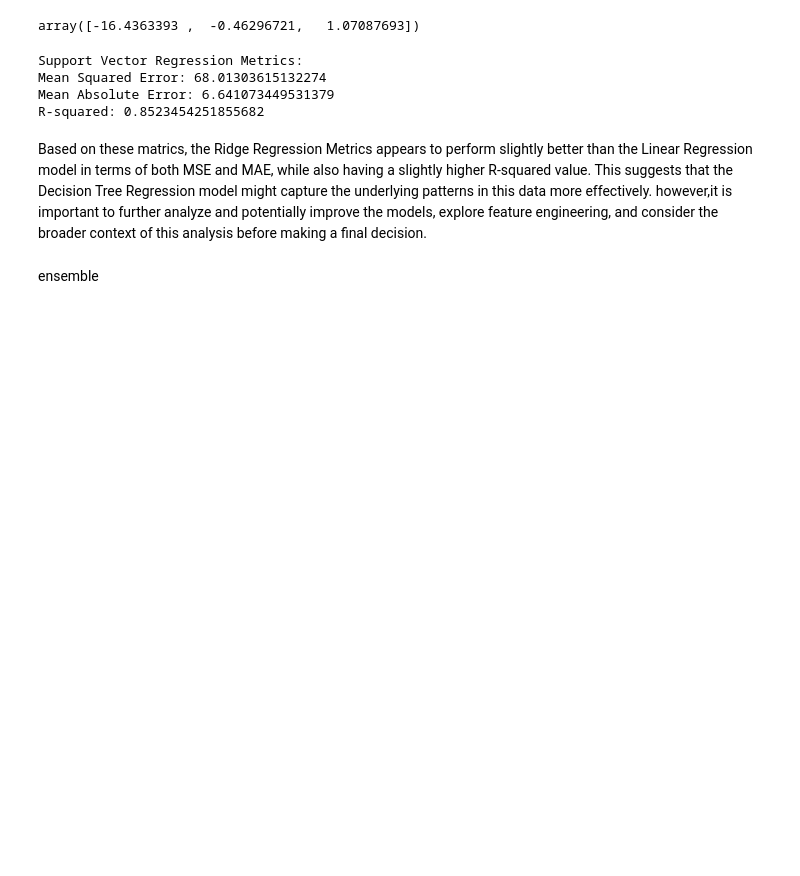
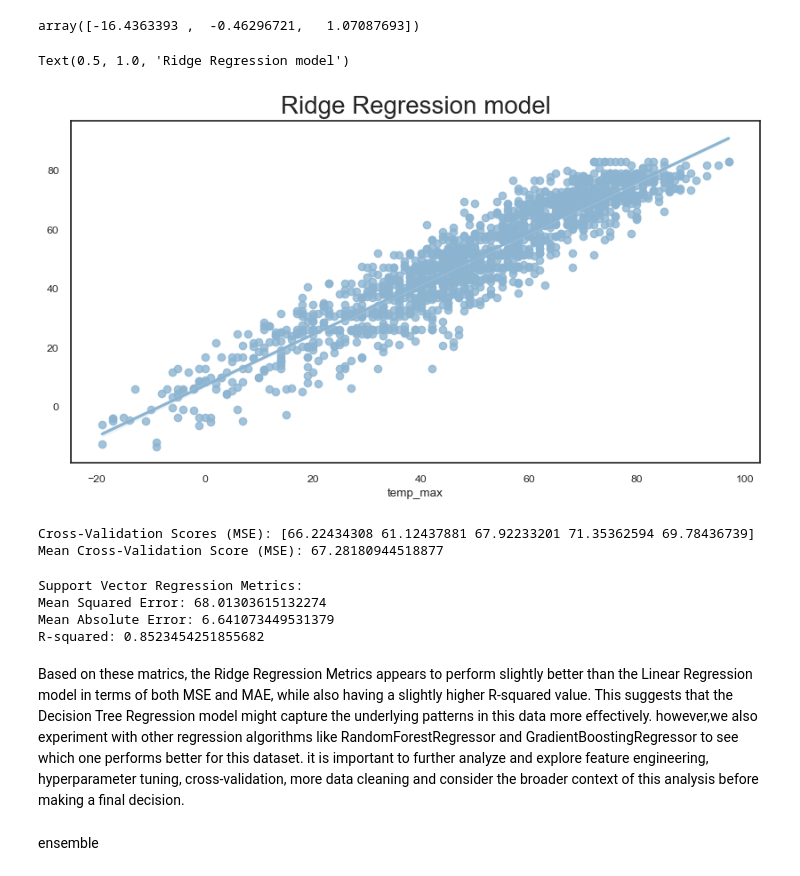
Before and after one commit to Oluyomy/Final_Lhl_Project, a Jupyter notebook: TimeweatherNOA0806temp_max all.ipynb, the cells around one changed output. Cells and saved outputs as stored; diff of their text form; code cells hidden in the pictures; blank space fills up the shorter version.

```diff
--- a/TimeweatherNOA0806temp_max all.ipynb
+++ b/TimeweatherNOA0806temp_max all.ipynb
@@ -707,6 +707,36 @@ R-squared: 0.8530786457112123
 ridge_model.coef_
 # %% [output]
 array([-16.4363393 ,  -0.46296721,   1.07087693])
+# %%
+plt.figure(figsize = (10,5))
+sns.regplot(x=y_test,y=y_pred)
+plt.title('Ridge Regression model', fontsize = 20)
+# %% [output]
+Text(0.5, 1.0, 'Ridge Regression model')
+[figure, added]
+# %%
+import numpy as np
+import pandas as pd
+from sklearn.model_selection import cross_val_score
+from sklearn.linear_model import Ridge
+
+
+# Create a Ridge Regression model
+ridge_model = Ridge(alpha=1.0)  # You can adjust the value of alpha
+
+# Perform cross-validation with Mean Squared Error (mse) as the scoring metric
+# You can replace 'neg_mean_squared_error' with other scoring metrics like 'r2'
+cross_val_scores = cross_val_score(ridge_model, X, y, cv=5, scoring='neg_mean_squared_error')
+
+# Convert negative MSE scores to positive
+positive_scores = -cross_val_scores
+
+# Print the cross-validation scores
+print("Cross-Validation Scores (MSE):", positive_scores)
+print("Mean Cross-Validation Score (MSE):", np.mean(positive_scores))
+# %% [output]
+Cross-Validation Scores (MSE): [66.22434308 61.12437881 67.92233201 71.35362594 69.78436739]
+Mean Cross-Validation Score (MSE): 67.28180944518877
 # %%
 from sklearn.svm import SVR
 from sklearn.model_selection import train_test_split
@@ -736,7 +766,7 @@ Mean Squared Error: 68.01303615132274
 Mean Absolute Error: 6.641073449531379
 R-squared: 0.8523454251855682
 # %% [markdown]
-Based on these matrics, the Ridge Regression Metrics appears to perform slightly better than the Linear Regression model in terms of both MSE and MAE, while also having a slightly higher R-squared value. This suggests that the Decision Tree Regression model might capture the underlying patterns in this data more effectively. however,it is important to further analyze and potentially improve the models, explore feature engineering, and consider the broader context of this analysis before making a final decision.
+Based on these matrics, the Ridge Regression Metrics appears to perform slightly better than the Linear Regression model in terms of both MSE and MAE, while also having a slightly higher R-squared value. This suggests that the Decision Tree Regression model might capture the underlying patterns in this data more effectively. however,we also experiment with other regression algorithms like RandomForestRegressor and GradientBoostingRegressor to see which one performs better for this dataset. it is important to further analyze and  explore feature engineering, hyperparameter tuning, cross-validation, more data cleaning and consider the broader context of this analysis before making a final decision.
 # %% [markdown]
 ensemble
 # %%
```
Also changed, not shown: parts of 8 cells of this notebook, 4 other files.
